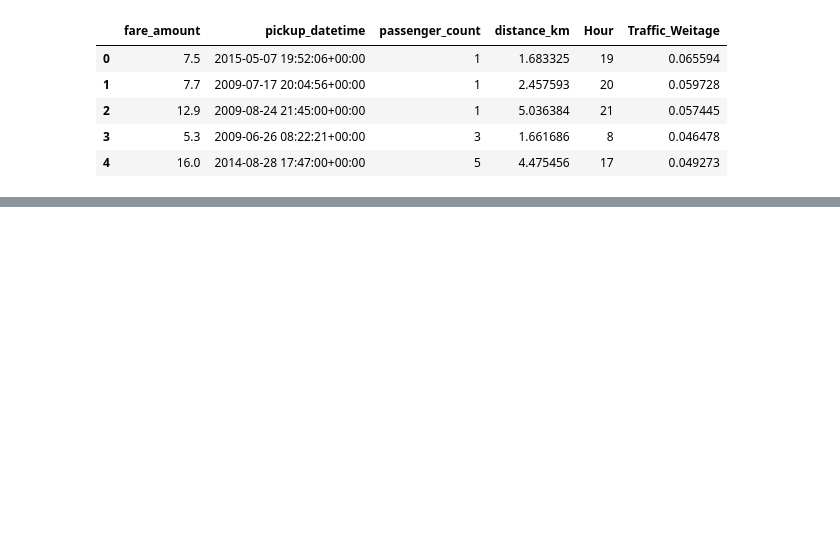
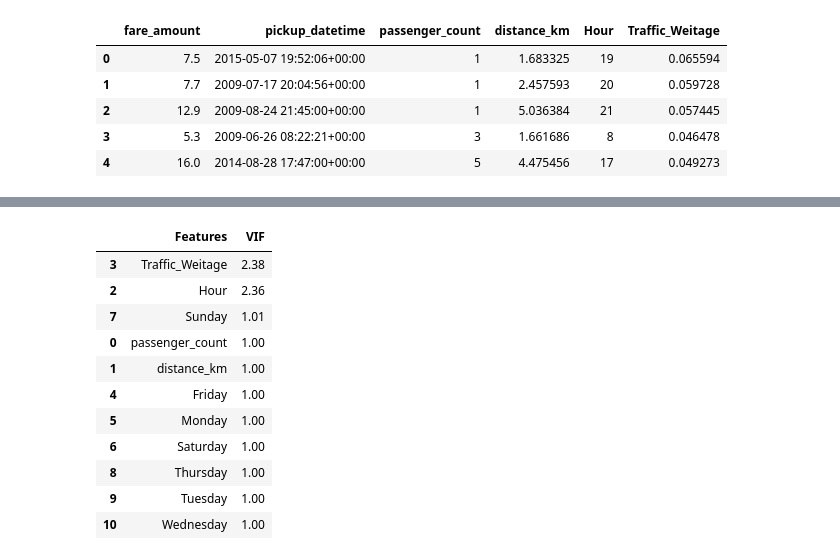
Before and after one commit to diganthrai/uber_fare_price, a Jupyter notebook: uber model.ipynb, the cells around one changed output, grey strips where cells are left out. Drawn from its saved outputs; the diff is of its cells as text; code cells hidden in the pictures; blank space fills up the shorter version.

```diff
--- a/uber model.ipynb
+++ b/uber model.ipynb
@@ -619,0 +627,21 @@ strong multicollinearity problems or that the design matrix is singular.
+# %%
+# Create a dataframe that will contain the names of all the feature variables and their respective VIFs
+vif = pd.DataFrame()
+vif['Features'] = X_train.columns
+vif['VIF'] = [variance_inflation_factor(X_train.values, i) for i in range(X_train.shape[1])]
+vif['VIF'] = round(vif['VIF'], 2)
+vif = vif.sort_values(by = "VIF", ascending = False)
+vif
+# %% [output]
+|  | Features | VIF |
+| 3 | Traffic_Weitage | 2.38 |
+| 2 | Hour | 2.36 |
+| 7 | Sunday | 1.01 |
+| 0 | passenger_count | 1.00 |
+| 1 | distance_km | 1.00 |
+| 4 | Friday | 1.00 |
+| 5 | Monday | 1.00 |
+| 6 | Saturday | 1.00 |
+| 8 | Thursday | 1.00 |
+| 9 | Tuesday | 1.00 |
+| 10 | Wednesday | 1.00 |
```
Also changed, not shown: parts of 70 cells of this notebook.
